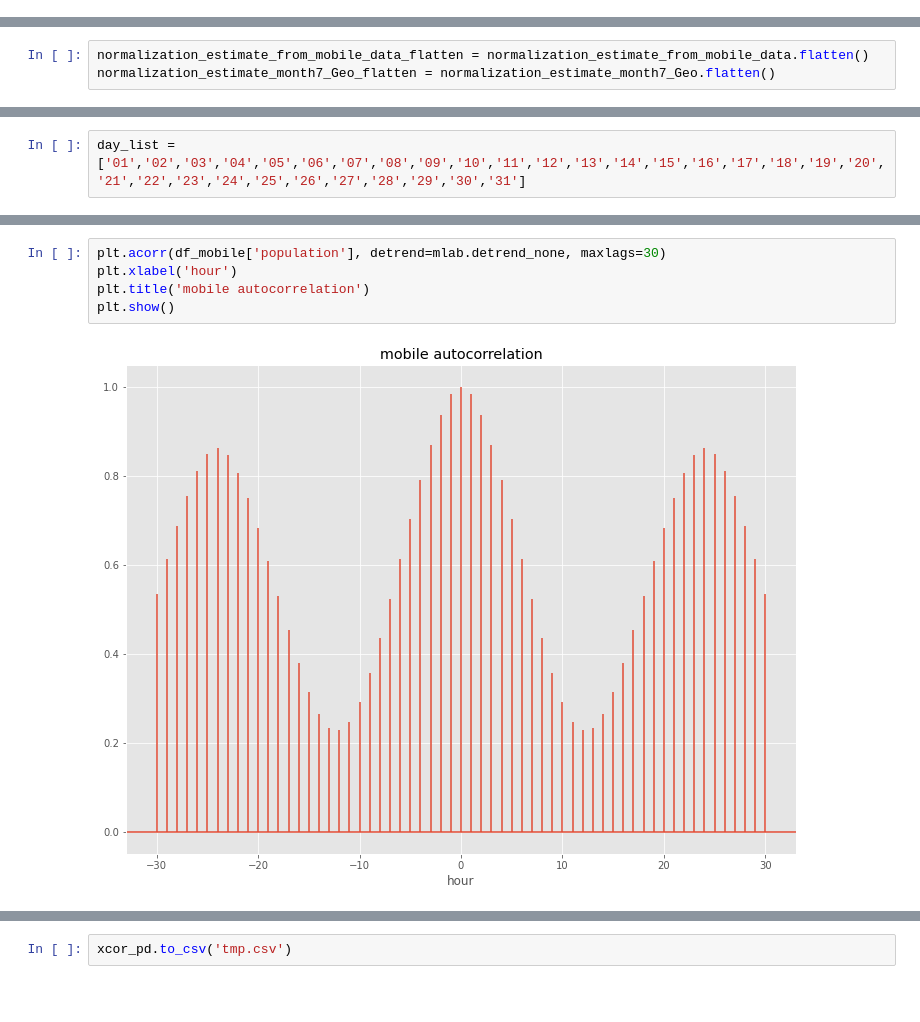
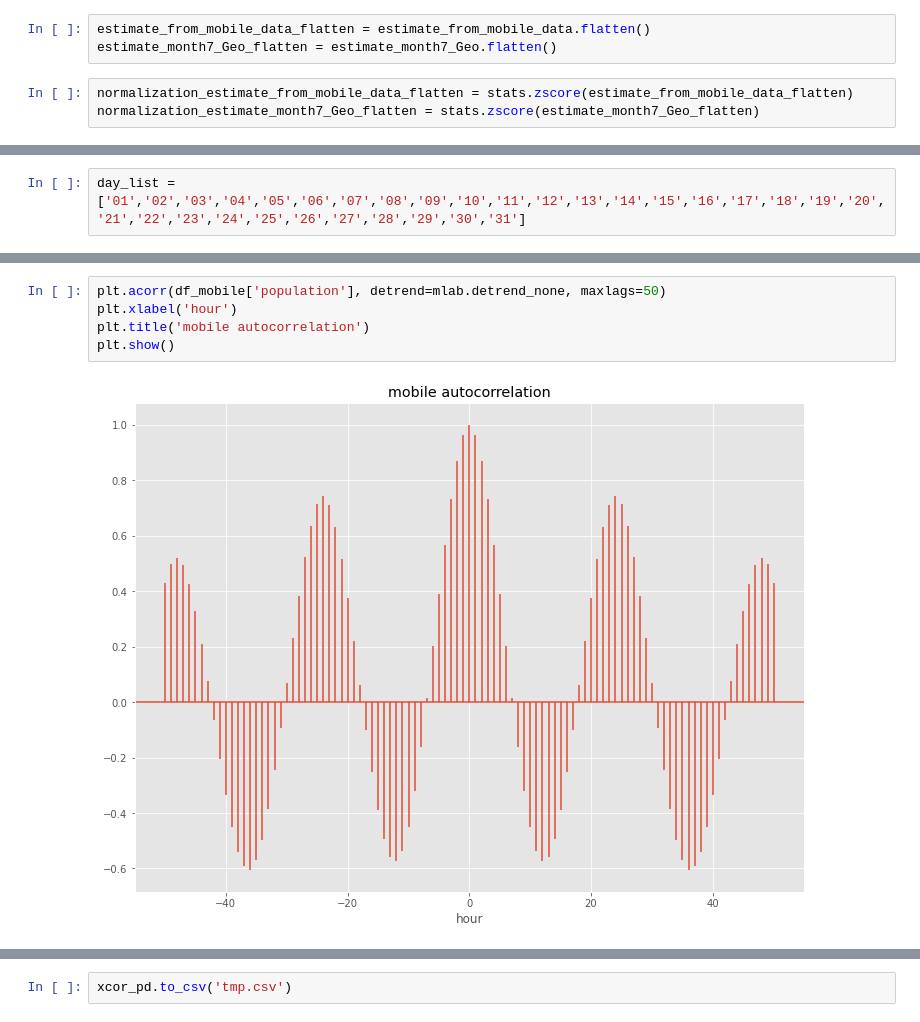
Before and after one commit to sy-zvjkqv/persons_move_analysis, a Jupyter notebook: notebooks/mobile/compare_mobile_geotagged.ipynb, the cells around one changed output, grey strips where cells are left out. Saved outputs shown, nothing was run; the diff lists cells and outputs as text; blank space fills up the shorter version.

```diff
--- a/notebooks/mobile/compare_mobile_geotagged.ipynb
+++ b/notebooks/mobile/compare_mobile_geotagged.ipynb
@@ -90,3 +90,9 @@ normalization_estimate_month7_Geo = min_max(estimate_month7_Geo)
+# %%
+estimate_from_mobile_data_flatten = estimate_from_mobile_data.flatten()
+estimate_month7_Geo_flatten = estimate_month7_Geo.flatten()
+# %%
+normalization_estimate_from_mobile_data_flatten = stats.zscore(estimate_from_mobile_data_flatten)
+normalization_estimate_month7_Geo_flatten = stats.zscore(estimate_month7_Geo_flatten)
 # %%
 print('平均値：', np.mean(normalization_estimate_from_mobile_data))
 print('中央値：', np.median(normalization_estimate_from_mobile_data))
@@ -153,7 +159,4 @@ print('最頻値：', stats.mode(normalization_estimate_month7_Geo))
         2, 2]]))
-# %%
-normalization_estimate_from_mobile_data_flatten = normalization_estimate_from_mobile_data.flatten()
-normalization_estimate_month7_Geo_flatten = normalization_estimate_month7_Geo.flatten()
 # %%
 columns = ['population']
 df_mobile = pd.DataFrame(data=normalization_estimate_from_mobile_data_flatten, columns=columns, dtype='float')
@@ -173,10 +176,10 @@ df_Geo.plot(title='2022/7 Estimated number of tweets(ALL)',xlabel='hour')
 # %%
-plt.acorr(df_mobile['population'], detrend=mlab.detrend_none, maxlags=30)
+plt.acorr(df_mobile['population'], detrend=mlab.detrend_none, maxlags=50)
 plt.xlabel('hour')
 plt.title('mobile autocorrelation')
 plt.show()
 # %% [output]
-[figure, old version]
+[figure, new version]
 # %%
 plt.acorr(df_Geo['population'], detrend=mlab.detrend_none, maxlags=30)
 plt.xlabel('hour')
```
Also changed, not shown: parts of 10 cells of this notebook, 5 other files.
